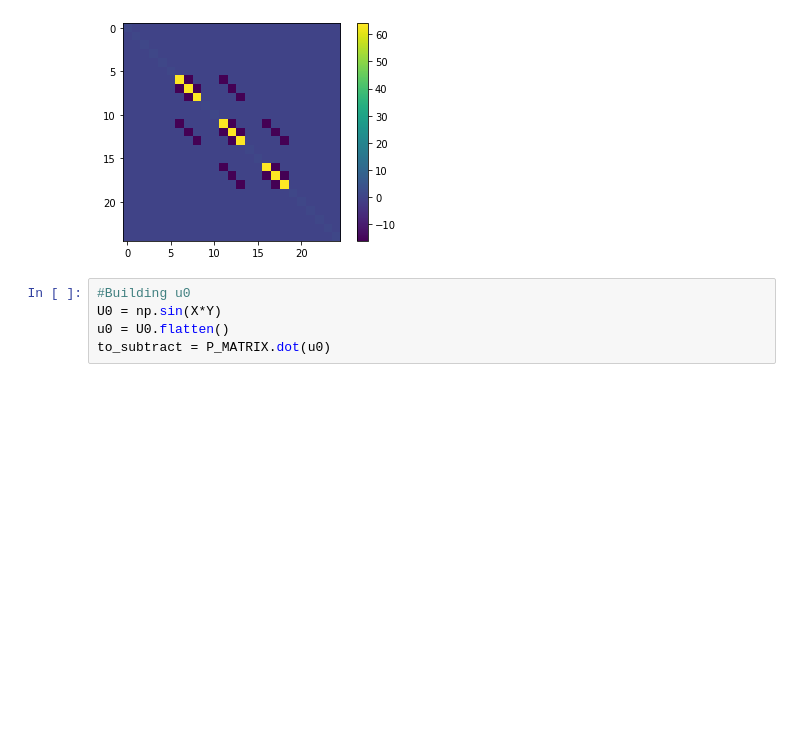
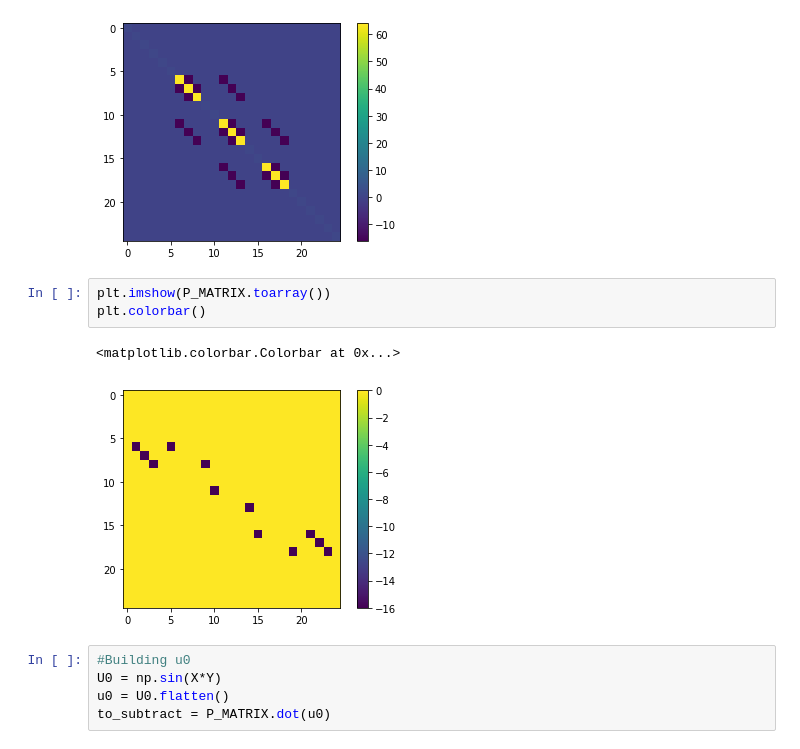
Before and after one commit to SangersJeroen/WI4201, a Jupyter notebook: tensor.ipynb, the cells around one changed output. Saved outputs shown, nothing was run; the diff lists cells and outputs as text; blank space fills up the shorter version.

```diff
--- a/tensor.ipynb
+++ b/tensor.ipynb
@@ -199,6 +267,12 @@ plt.colorbar()
 # %% [output]
 <matplotlib.colorbar.Colorbar at 0x...>
 [figure]
+# %%
+plt.imshow(P_MATRIX.toarray())
+plt.colorbar()
+# %% [output]
+<matplotlib.colorbar.Colorbar at 0x...>
+[figure, added]
 # %%
 #Building u0
 U0 = np.sin(X*Y)
```
Also changed, not shown: parts of 54 cells of this notebook, 19 other files.
